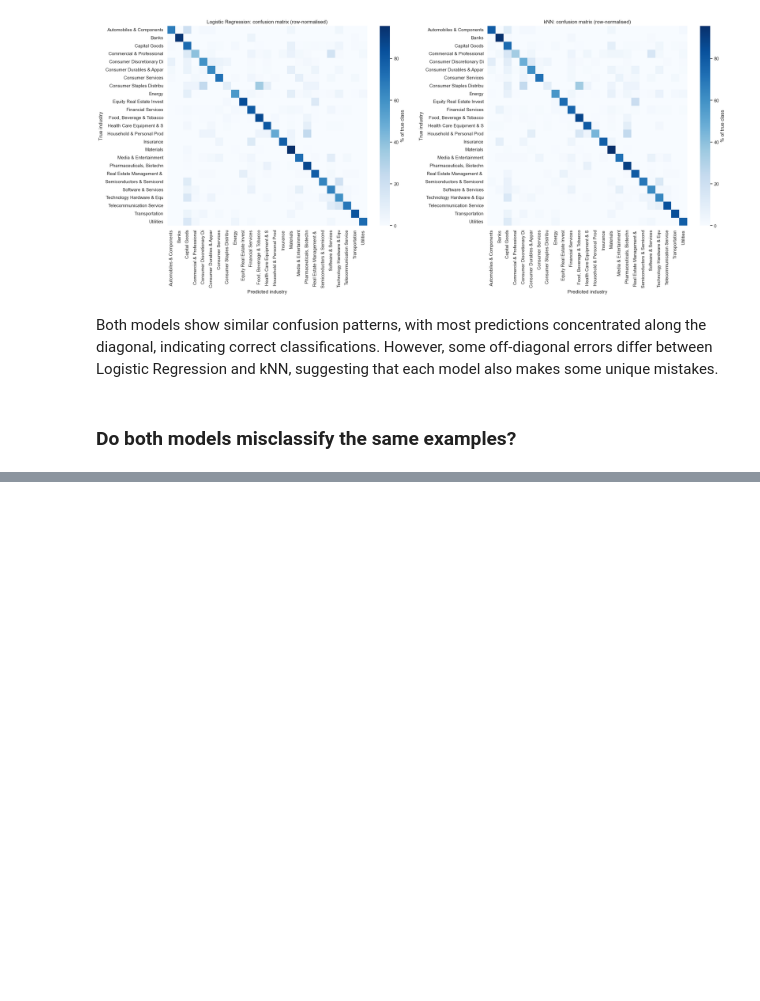
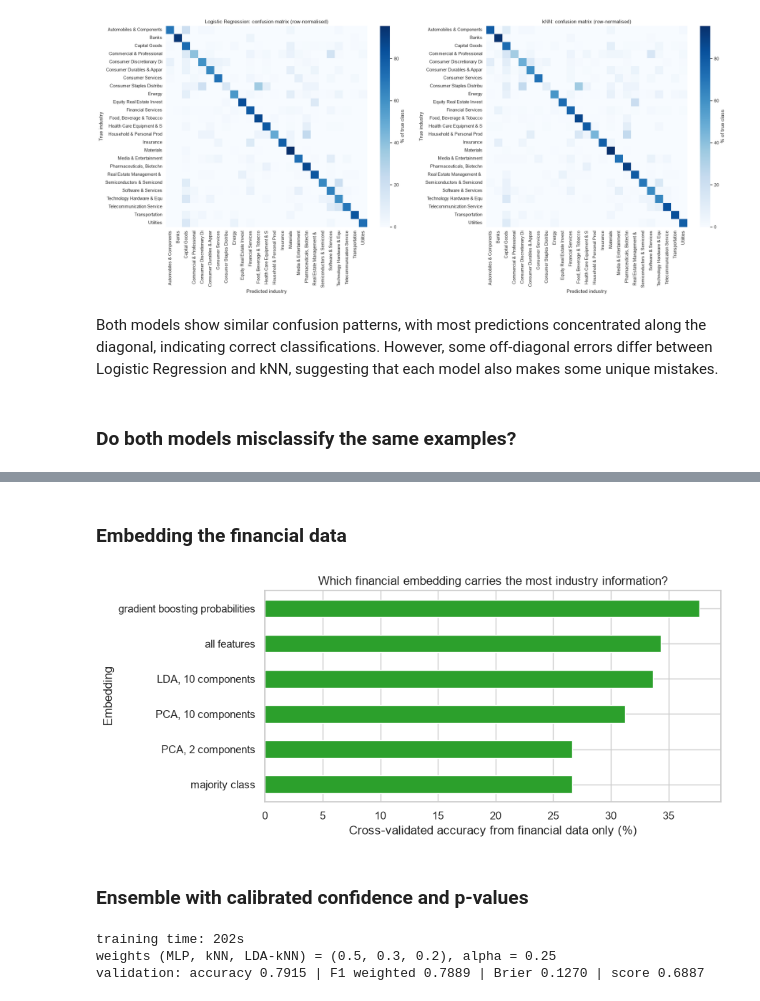
Before and after one commit to adevantery/fods2026, a Jupyter notebook: Practical_task_1/task1.1.ipynb, the cells around one changed output, grey strips where cells are left out. Saved outputs shown, nothing was run; the diff lists cells and outputs as text; code cells hidden in the pictures; blank space fills up the shorter version.

```diff
--- a/Practical_task_1/task1.1.ipynb
+++ b/Practical_task_1/task1.1.ipynb
@@ -621,0 +395,38 @@ training time on all 31,706 companies: 137s
+# %% [markdown]
+### Embedding the financial data
+# %%
+from sklearn.preprocessing import QuantileTransformer, StandardScaler
+from sklearn.discriminant_analysis import LinearDiscriminantAnalysis
+from sklearn.pipeline import make_pipeline
+from sklearn.model_selection import cross_val_predict
+
+G = fin_clean.reindex(df_train.id.values)                       # NaN row if a company has no financial data
+ratios = QuantileTransformer(output_distribution="normal", n_quantiles=1000, random_state=0).fit_transform(G[FIN])
+country = G.country_code.fillna("none")
+country = country.where(country.map(country.value_counts()) >= 30, "other")
+F_emb = StandardScaler().fit_transform(np.c_[np.nan_to_num(ratios), np.isnan(ratios),
+                                             G.filter(like="_inf").fillna(0), pd.get_dummies(country).to_numpy(float)])
+
+cv = StratifiedKFold(5, shuffle=True, random_state=0)
+lr_small = lambda: LogisticRegression(max_iter=3000)
+results = {"majority class": np.mean(y_train == np.bincount(y_train).argmax())}
+for name, pipe in {"PCA, 2 components": make_pipeline(PCA(2), lr_small()),
+                   "PCA, 10 components": make_pipeline(PCA(10), lr_small()),
+                   "LDA, 10 components": make_pipeline(LinearDiscriminantAnalysis(n_components=10), lr_small()),
+                   "all features": lr_small()}.items():
+    results[name] = accuracy_score(y_train, cross_val_predict(pipe, F_emb, y_train, cv=cv))
+
+T = np.c_[G.drop(columns="country_code").to_numpy(float), pd.Categorical(G.country_code).codes]
+T[T[:, -1] < 0, -1] = np.nan
+hgb_fin = HistGradientBoostingClassifier(max_iter=200, learning_rate=0.05, max_leaf_nodes=15,
+                                         categorical_features=[T.shape[1] - 1], random_state=0)
+results["gradient boosting probabilities"] = accuracy_score(y_train, cross_val_predict(hgb_fin, T, y_train, cv=cv))
+
+ax = pd.Series(results).mul(100).sort_values().plot.barh(figsize=(9, 4), color="tab:green")
+ax.set(xlabel="Cross-validated accuracy from financial data only (%)", ylabel="Embedding",
+       title="Which financial embedding carries the most industry information?")
+plt.tight_layout(); plt.show()
+# %% [output]
+[figure, added]
+# %% [markdown]
+### Ensemble with calibrated confidence and p-values
@@ -621,0 +547,14 @@ training time on all 31,706 companies: 137s
+# %%
+t0 = time.time()
+model = fit_ensemble(df_train, df_fin)
+print(f"training time: {time.time() - t0:.0f}s")
+print(f"weights (MLP, kNN, LDA-kNN) = {tuple(round(float(x), 1) for x in model['w'])}, alpha = {model['alpha']}")
+
+y_pred, conf, p_values, uncertain = predict(model, df_val, df_fin)
+correct = y_pred == y_val
+print(f"validation: accuracy {correct.mean():.4f} | F1 weighted {f1_score(y_val, y_pred, average='weighted'):.4f} | "
+      f"Brier {np.mean((conf - correct) ** 2):.4f} | score {confidence_score(y_val, y_pred, conf):.4f}")
+# %% [output]
+training time: 202s
+weights (MLP, kNN, LDA-kNN) = (0.5, 0.3, 0.2), alpha = 0.25
+validation: accuracy 0.7915 | F1 weighted 0.7889 | Brier 0.1270 | score 0.6887
```
Also changed, not shown: parts of 43 cells of this notebook, 1 other file.
